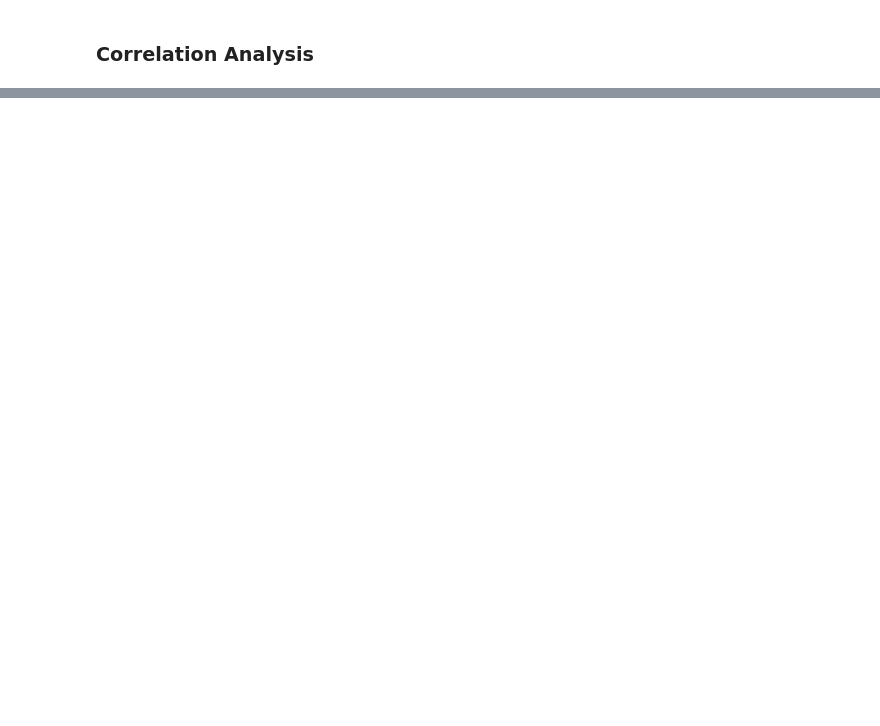
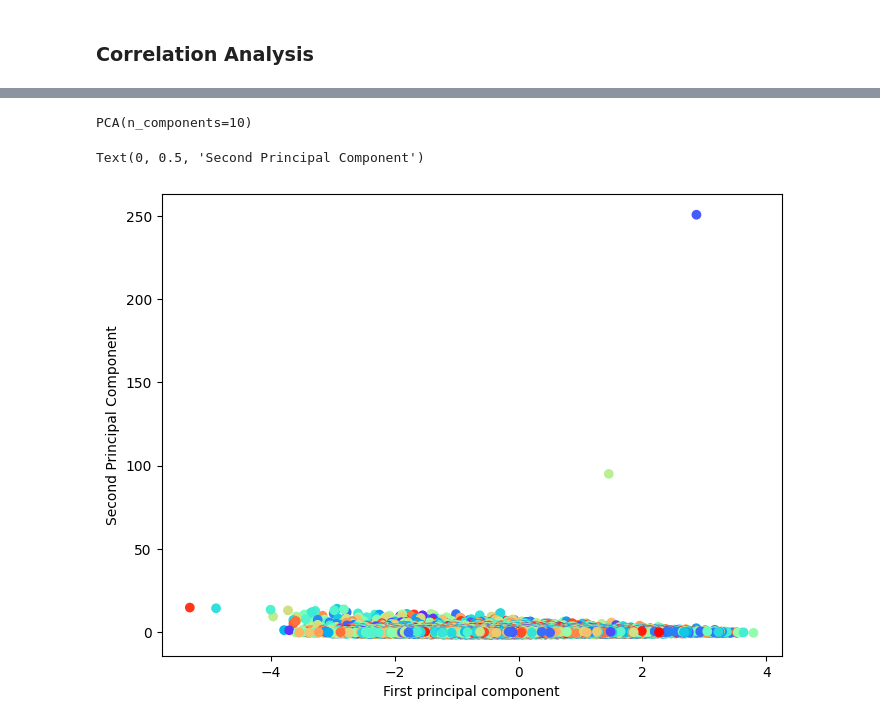
Before and after one commit to brook1167/Telecom-Analysis, a Jupyter notebook: notebooks/User_overview_analysis_task1.ipynb, the cells around one changed output, grey strips where cells are left out. Cells and saved outputs as stored; diff of their text form; code cells hidden in the pictures; blank space fills up the shorter version.

```diff
--- a/notebooks/User_overview_analysis_task1.ipynb
+++ b/notebooks/User_overview_analysis_task1.ipynb
@@ -574,0 +612,3 @@ plot_scatter(user_ratio_usage.sample(10000), 'Other_Total_Data', 'Total_UL_and_D
+# %%
+numeric_df = user_ratio_usage.select_dtypes(include='float64')
+numeric_df.describe()
@@ -574,0 +625,17 @@ plot_scatter(user_ratio_usage.sample(10000), 'Other_Total_Data', 'Total_UL_and_D
+# %%
+scaler = StandardScaler()
+scaler.fit(numeric_df)
+scaled_data = scaler.transform(numeric_df)
+pca = PCA(n_components=10)
+pca.fit(scaled_data)
+# %% [output]
+PCA(n_components=10)
+# %%
+x_pca = pca.transform(scaled_data)
+plt.figure(figsize=(8,6))
+plt.scatter(x_pca[:,4],x_pca[:,1],c=user_ratio_usage['Total_UL_and_DL'],cmap='rainbow')
+plt.xlabel('First principal component')
+plt.ylabel('Second Principal Component')
+# %% [output]
+Text(0, 0.5, 'Second Principal Component')
+[figure, added]
```
Also changed, not shown: parts of 12 cells of this notebook.
